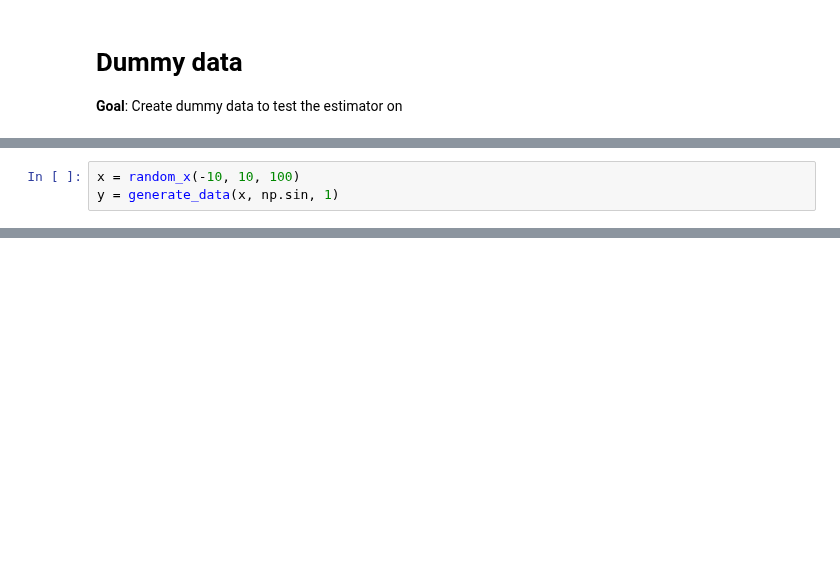
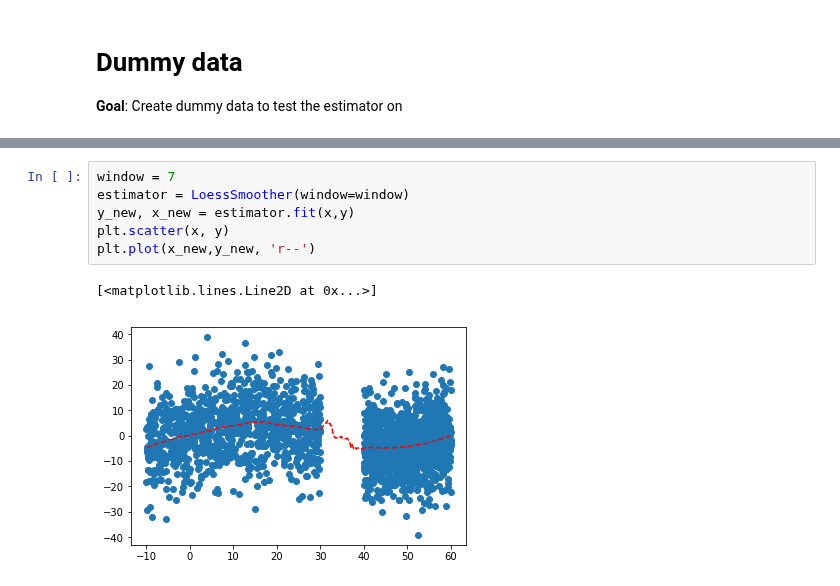
Before and after one commit to koaning/scikit-lego, a Jupyter notebook: notebooks/DA_dummy_data.ipynb, the cells around one changed output, grey strips where cells are left out. Saved outputs shown, nothing was run; the diff lists cells and outputs as text; blank space fills up the shorter version.

```diff
--- a/notebooks/DA_dummy_data.ipynb
+++ b/notebooks/DA_dummy_data.ipynb
@@ -17,3 +8,0 @@ def random_x(left, right, size):
-# %%
-x = random_x(-10, 10, 100)
-y = generate_data(x, np.sin, 1)
@@ -24,0 +129,9 @@ plt.scatter(x, np.sin(x) + np.random.normal(loc=0, scale=0.3, size=x.shape))
+# %%
+window = 7
+estimator = LoessSmoother(window=window)
+y_new, x_new = estimator.fit(x,y)
+plt.scatter(x, y)
+plt.plot(x_new,y_new, 'r--')
+# %% [output]
+[<matplotlib.lines.Line2D at 0x...>]
+[figure, added]
```
Also changed, not shown: parts of 10 cells of this notebook, 1 other file.
